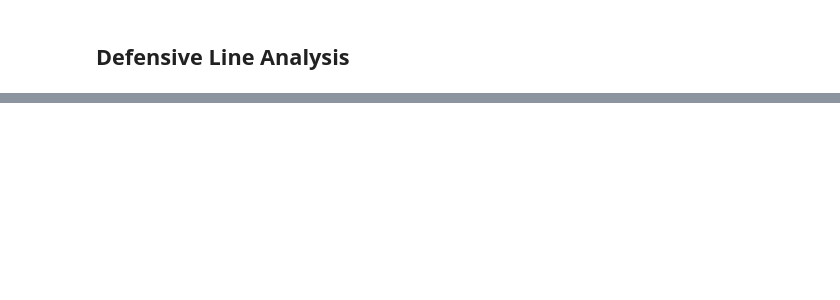
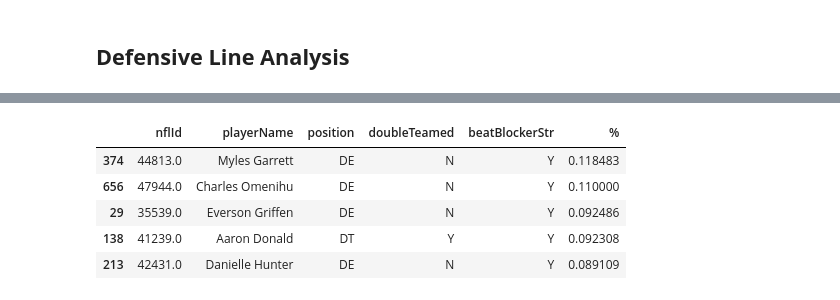
Before and after one commit to SolB77/2023-NFL-Big-Data-Bowl, a Jupyter notebook: Code/eda.ipynb, the cells around one changed output, grey strips where cells are left out. Cells and saved outputs as stored; diff of their text form; code cells hidden in the pictures; blank space fills up the shorter version.

```diff
--- a/Code/eda.ipynb
+++ b/Code/eda.ipynb
@@ -365,0 +695,17 @@ indy_dl_stats_df.head(10)
+# %%
+# Frequencies of doubleTeamed/beatBlockerStr on passing plays grouped by player
+coi = ['nflId', 'playerName', 'position', 'doubleTeamed','beatBlockerStr']
+
+(indy_dl_pxp_df[coi]
+.groupby(['nflId', 'playerName', 'position'])
+.value_counts(normalize=True)
+.reset_index(name='%')
+.sort_values(by=['beatBlockerStr','%'],ascending=[False,False])
+.head(5))
+# %% [output]
+|  | nflId | playerName | position | doubleTeamed | beatBlockerStr | % |
+| 374 | 44813.0 | Myles Garrett | DE | N | Y | 0.118483 |
+| 656 | 47944.0 | Charles Omenihu | DE | N | Y | 0.110000 |
+| 29 | 35539.0 | Everson Griffen | DE | N | Y | 0.092486 |
+| 138 | 41239.0 | Aaron Donald | DT | Y | Y | 0.092308 |
+| 213 | 42431.0 | Danielle Hunter | DE | N | Y | 0.089109 |
```
Also changed, not shown: parts of 25 cells of this notebook, 1 other file.
